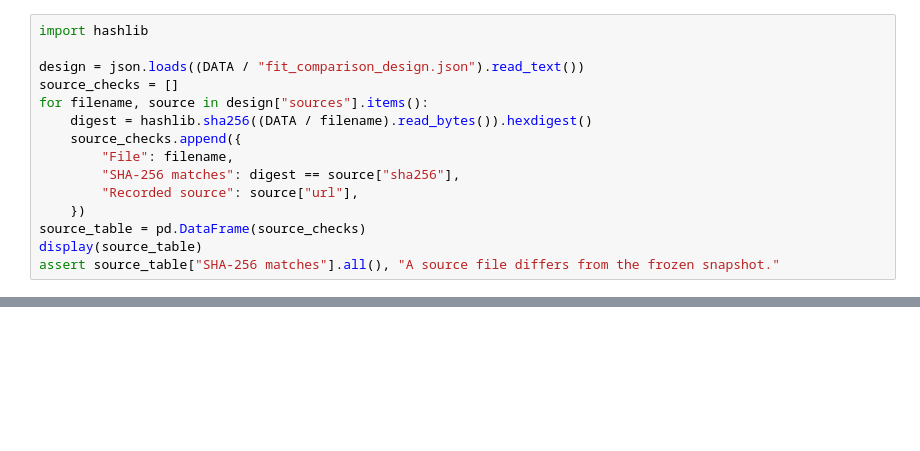
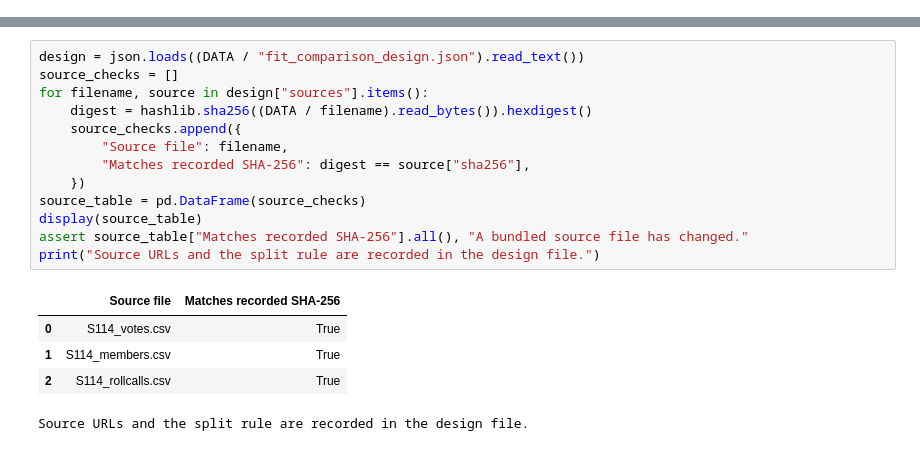
Before and after one commit to kisungyou/SameMetricDifferentModels, a Jupyter notebook: notebooks/2_model_and_data.ipynb, the cells around one changed output, grey strips where cells are left out. Saved outputs shown, nothing was run; the diff lists cells and outputs as text; blank space fills up the shorter version.

```diff
--- a/notebooks/2_model_and_data.ipynb
+++ b/notebooks/2_model_and_data.ipynb
@@ -59,15 +0,0 @@ NOMINATE scores and party labels are not predictors in the fitted models. Party
-# %%
-import hashlib
-
-design = json.loads((DATA / "fit_comparison_design.json").read_text())
-source_checks = []
-for filename, source in design["sources"].items():
-    digest = hashlib.sha256((DATA / filename).read_bytes()).hexdigest()
-    source_checks.append({
-        "File": filename,
-        "SHA-256 matches": digest == source["sha256"],
-        "Recorded source": source["url"],
-    })
-source_table = pd.DataFrame(source_checks)
-display(source_table)
-assert source_table["SHA-256 matches"].all(), "A source file differs from the frozen snapshot."
@@ -218,0 +107,19 @@ The Senate illustration answers a separate empirical question about the fitted p
+# %%
+design = json.loads((DATA / "fit_comparison_design.json").read_text())
+source_checks = []
+for filename, source in design["sources"].items():
+    digest = hashlib.sha256((DATA / filename).read_bytes()).hexdigest()
+    source_checks.append({
+        "Source file": filename,
+        "Matches recorded SHA-256": digest == source["sha256"],
+    })
+source_table = pd.DataFrame(source_checks)
+display(source_table)
+assert source_table["Matches recorded SHA-256"].all(), "A bundled source file has changed."
+print("Source URLs and the split rule are recorded in the design file.")
+# %% [output]
+|  | Source file | Matches recorded SHA-256 |
+| 0 | S114_votes.csv | True |
+| 1 | S114_members.csv | True |
+| 2 | S114_rollcalls.csv | True |
+Source URLs and the split rule are recorded in the design file.
```
Also changed, not shown: parts of 39 cells of this notebook, 3 other files.
